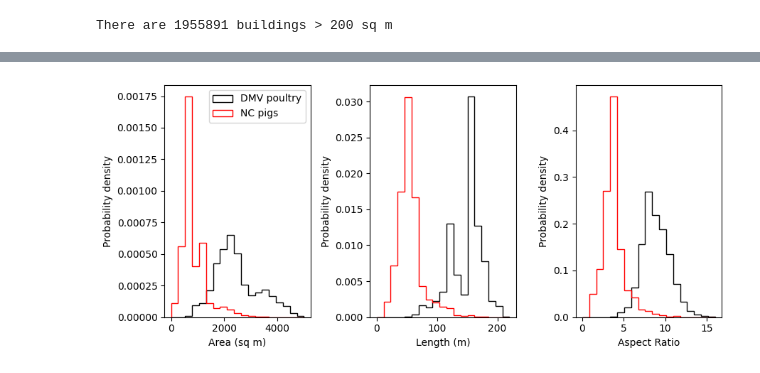
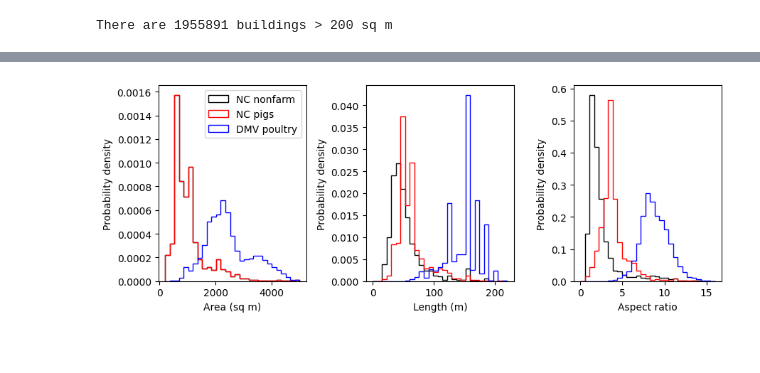
Before and after one commit to rachelemason/CAFO-AI, a Jupyter notebook: exploreUSAData.ipynb, the cells around one changed output, grey strips where cells are left out. Saved outputs shown, nothing was run; the diff lists cells and outputs as text; code cells hidden in the pictures; blank space fills up the shorter version.

```diff
--- a/exploreUSAData.ipynb
+++ b/exploreUSAData.ipynb
@@ -176,0 +199,6 @@ show_n_save(pig_bldgs_2, "area_in_meters", None, None)
+# %%
+# Calculate lengths and aspect ratios. We'll only do this for the farm-associated
+# buildings at this point, while we're working to understand that particular
+# dataset.
+
+pig_buildings = explore.get_dimensions(pig_buildings, crs=crs)
@@ -233,0 +315,12 @@ Text(0, 0.5, 'Areas of buildings (sq m) within 150 m')
+# %%
+sampled = explore.stratified_sample(max_pig_bldgs, other_buildings, 'Area (sq m)',\
+                                 bins=tailored_bins['Area (sq m)'])
+
+# Calculate length and aspect ratio for these buildings
+notfarm_buildings = explore.get_dimensions(sampled, crs=crs)
+
+# Sometimes there are a few aspect ratios that seem unrealistic, probably
+# where the building footprint database has confused roads with buildings.
+# Drop these.
+
+notfarm_buildings = notfarm_buildings[notfarm_buildings['Aspect ratio'] < 20]
@@ -234,30 +337,23 @@ Text(0, 0.5, 'Areas of buildings (sq m) within 150 m')
 # %%
-# Now let's look at the pig and poultry data at the same time
+# Now let's look at the pig, poultry, and non-farm data at the same time
 # We'll define consistent bins for both datasets
 
-_, axes = plt.subplots(1, 3, figsize=(9, 4))
+_, axes = plt.subplots(1, 3, figsize=(9, 3.5))
 
-# Should have done this above
-dmv["Area"] = dmv["AreaMeters"]
-real_bldgs["Area"] = real_bldgs["area_in_meters"]
+cols = ['Area (sq m)', 'Length (m)', 'Aspect ratio']
 
-cols = ['Area', 'Length', 'Aspect Ratio']
-labels = ['Area (sq m)', 'Length (m)', 'Aspect Ratio']
-
-binses = (np.linspace(0, 5000, 20),\
-          np.linspace(0, 220, 20),\
-          np.linspace(0, 16, 20))
-
-for ax, col, label, bins in zip(axes, cols, labels, binses):
-  for df, color, leg in  zip([dmv, real_bldgs], ['k', 'r'], ['DMV poultry', 'NC pigs']):
-    ax.hist(df[col], bins=bins, color=color, histtype='step', density=True,\
-            label=leg)
-  if col == "Area":
+for ax, col in zip(axes, cols):
+  for df, color, leg in  zip([notfarm_buildings, max_pig_bldgs, dmv],\
+                             ['k', 'r', 'b'],\
+                             ['NC nonfarm', 'NC pigs', 'DMV poultry']):
+    ax.hist(df[col], bins=tailored_bins[col], color=color, histtype='step',\
+            density=True, label=leg)
+  if col == "Area (sq m)":
     ax.legend()
-  ax.set_xlabel(label)
+  ax.set_xlabel(col)
   ax.set_ylabel('Probability density')
 
 plt.tight_layout()
-plt.savefig(f'/content/drive/MyDrive/CAFO_data/Analysis/DMV_NC.png')
+plt.savefig(f'/content/drive/MyDrive/CAFO_data/Analysis/DMV_NC_hist.png')
 # %% [output]
-[figure, old version]
+[figure, new version]
```
Also changed, not shown: parts of 29 cells of this notebook, 3 other files.
